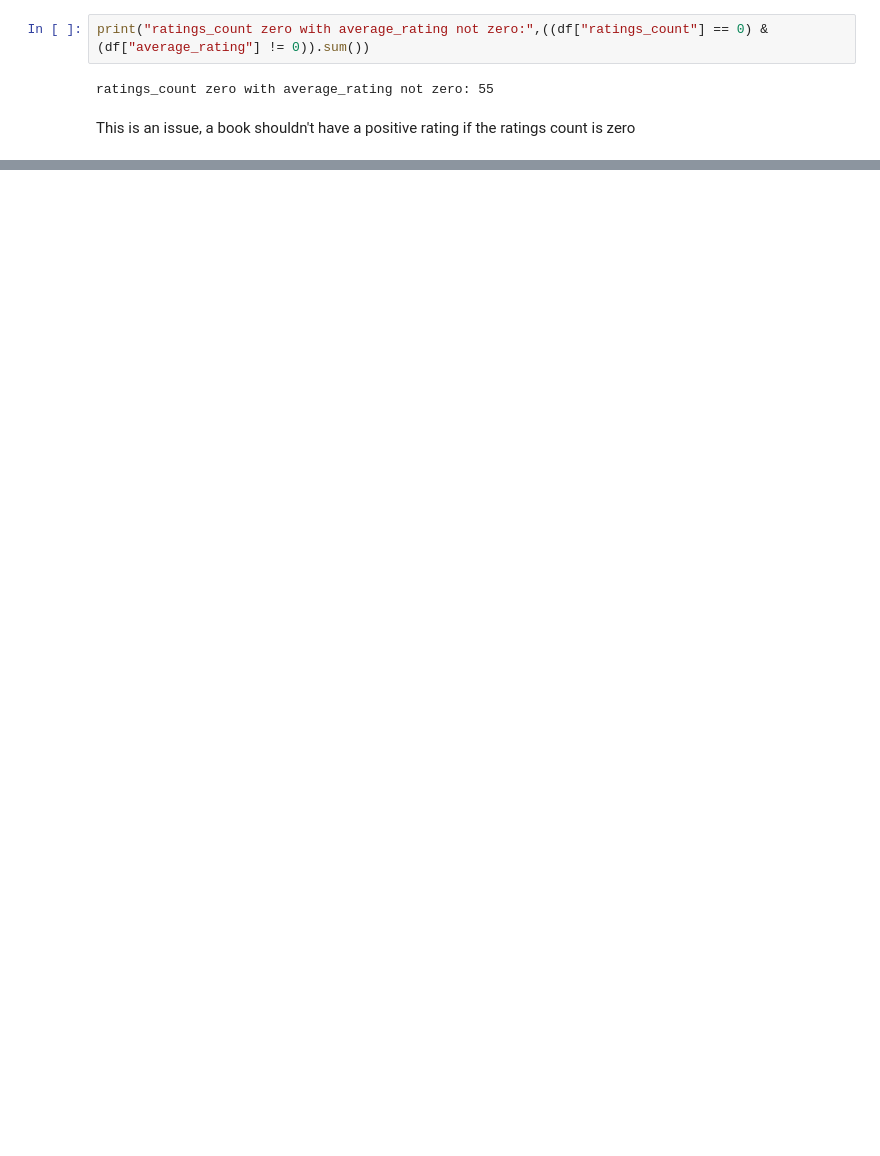
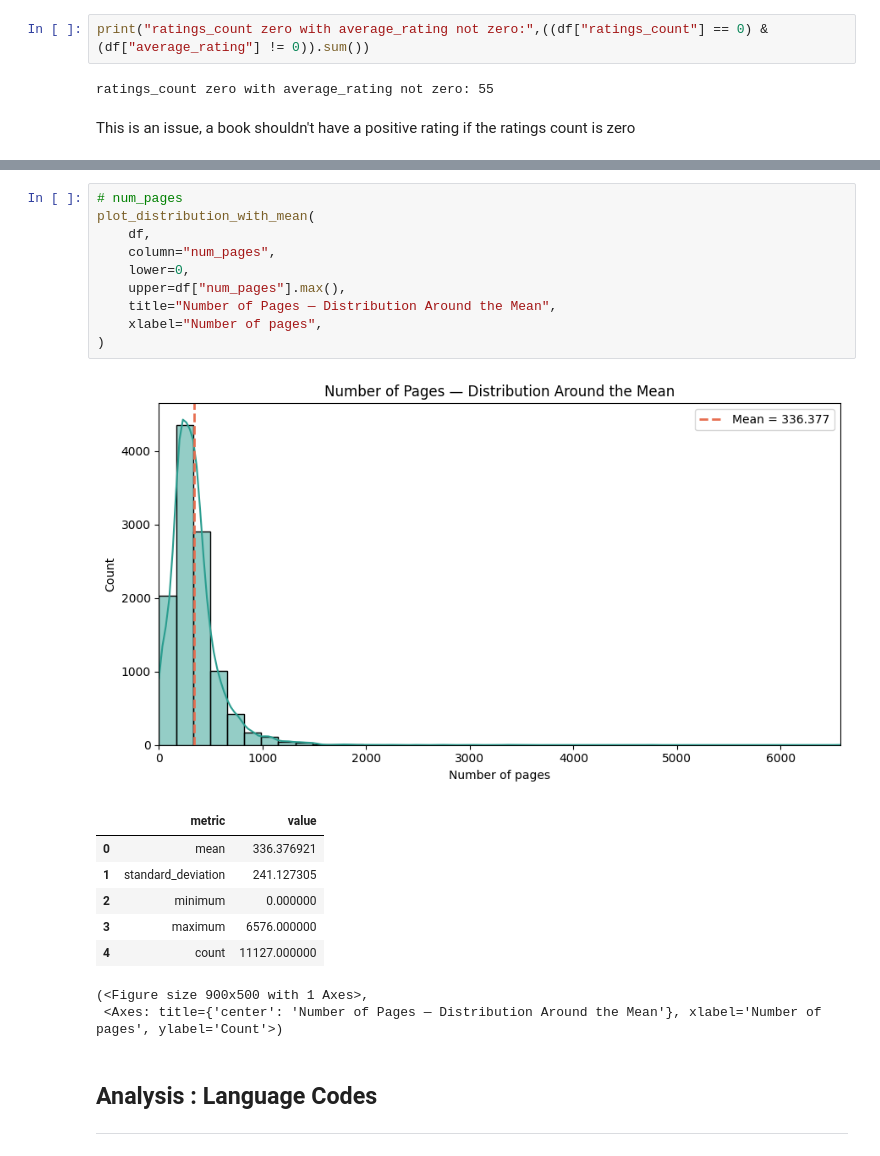
Before and after one commit to hyougo/Goodreads_Ratings_ML, a Jupyter notebook: notebooks/book_rating_pipeline_hugo.ipynb, the cells around one changed output, grey strips where cells are left out. Saved outputs shown, nothing was run; the diff lists cells and outputs as text; blank space fills up the shorter version.

```diff
--- a/notebooks/book_rating_pipeline_hugo.ipynb
+++ b/notebooks/book_rating_pipeline_hugo.ipynb
@@ -264,0 +399,23 @@ df.loc[df["title"]=="The Iliad",["title","isbn","language_code","average_rating"
+# %%
+# num_pages
+plot_distribution_with_mean(
+    df,
+    column="num_pages",
+    lower=0,
+    upper=df["num_pages"].max(),
+    title="Number of Pages — Distribution Around the Mean",
+    xlabel="Number of pages",
+)
+# %% [output]
+[figure, added]
+|  | metric | value |
+| 0 | mean | 336.376921 |
+| 1 | standard_deviation | 241.127305 |
+| 2 | minimum | 0.000000 |
+| 3 | maximum | 6576.000000 |
+| 4 | count | 11127.000000 |
+(<Figure size 900x500 with 1 Axes>,
+ <Axes: title={'center': 'Number of Pages — Distribution Around the Mean'}, xlabel='Number of pages', ylabel='Count'>)
+# %% [markdown]
+## Analysis : Language Codes
+------------
```
Also changed, not shown: parts of 36 cells of this notebook.
